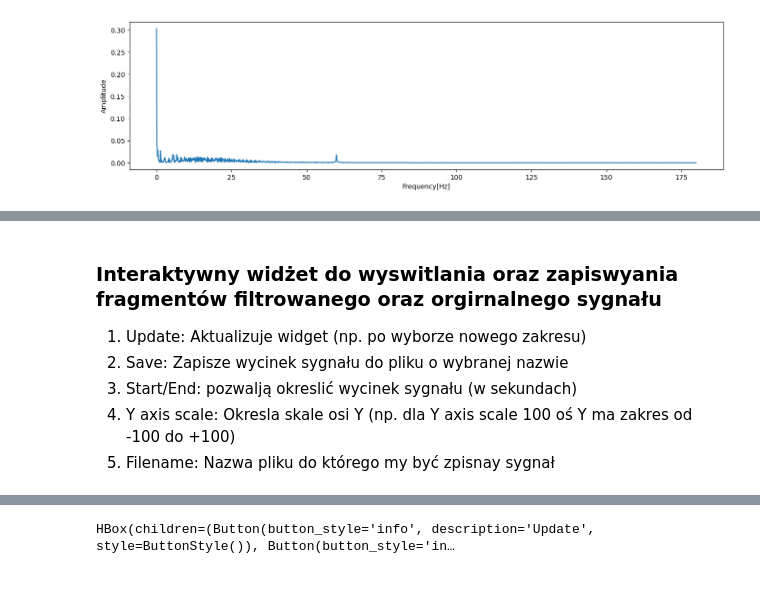
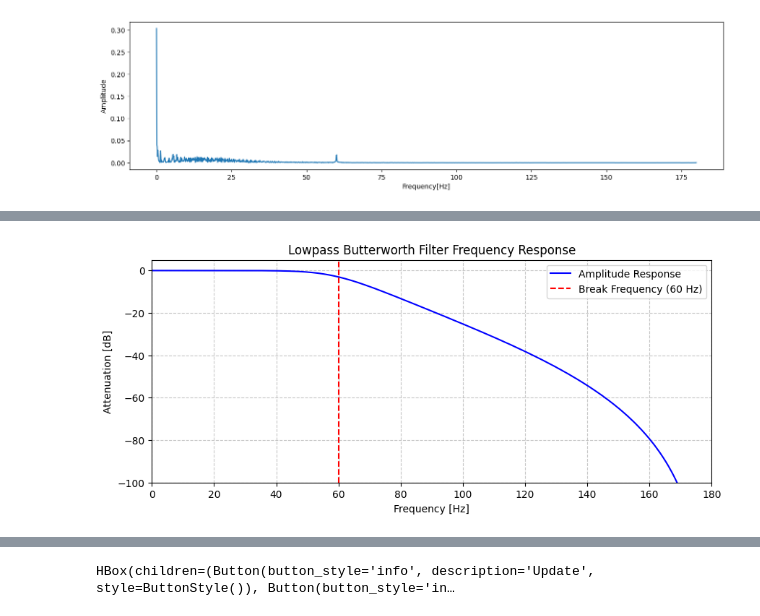
Before and after one commit to DamianRyczko/CPSiO, a Jupyter notebook: EKG/ekg.ipynb, the cells around one changed output, grey strips where cells are left out. Drawn from its saved outputs; the diff is of its cells as text; code cells hidden in the pictures; blank space fills up the shorter version.

Commit message:
feat: Added low pass filter analysis

```diff
--- a/EKG/ekg.ipynb
+++ b/EKG/ekg.ipynb
@@ -427,10 +504,0 @@ def save_filtered_signal(original_signal: np.ndarray, filtered_signal: np.ndarra
-# %% [markdown]
-### Interaktywny widżet do wyswitlania oraz zapiswyania fragmentów filtrowanego oraz orgirnalnego sygnału
-
-<ol>
-  <li>Update: Aktualizuje widget (np. po wyborze nowego zakresu)</li>
-  <li>Save: Zapisze wycinek sygnału do pliku o wybranej nazwie</li>
-  <li>Start/End: pozwalją okreslić wycinek sygnału (w sekundach) </li>
-  <li>Y axis scale: Okresla skale osi Y (np. dla Y axis scale 100 oś Y ma zakres od -100 do +100)</li>
-  <li>Filename: Nazwa pliku do którego my być zpisnay sygnał</li>
-</ol>
@@ -515,0 +505,24 @@ def create_filtered_signal_widget(original_signal: np.ndarray, filtered_signal:
+# %%
+cutoff = 60
+fs = 360
+nyq = 0.5 * fs #nyquist frequency
+normal_cutoff = cutoff / nyq
+b, a = butter(4, normal_cutoff, btype='low')
+
+w, h = freqz(b, a, worN=8000)
+freq_hz = 0.5 * fs * w / np.pi #Calculate the frequency in Hz
+attenuation_db = 20 * np.log10(np.abs(h)) # Calculate the attenuation in dB
+
+plt.figure(figsize=(10, 4))
+plt.plot(freq_hz, attenuation_db, 'b', label='Amplitude Response')
+plt.axvline(cutoff, color='r', linestyle='--', label=f'Break Frequency ({cutoff} Hz)')
+plt.title('Lowpass Butterworth Filter Frequency Response')
+plt.xlabel('Frequency [Hz]')
+plt.ylabel('Attenuation [dB]')
+plt.ylim([-100, 5]) # Limit the y-axis to show the attenuation more clearly
+plt.xlim([0, fs/2]) # Nyquist frequency is the maximum frequency that can be represented
+plt.grid(True, which='both', linestyle='--', alpha=0.7)
+plt.legend()
+plt.show()
+# %% [output]
+[figure, added]
```
Also changed, not shown: parts of 17 cells of this notebook.
